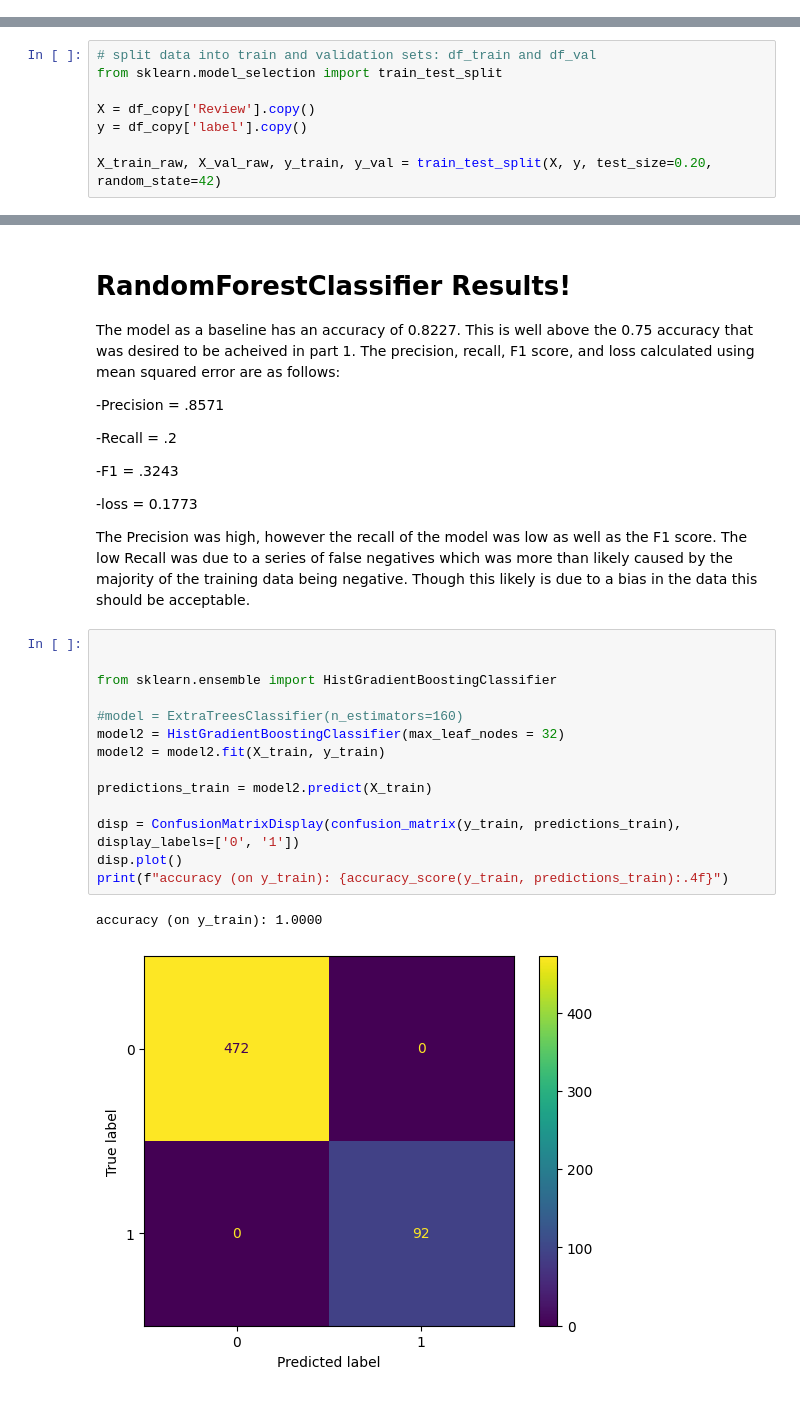
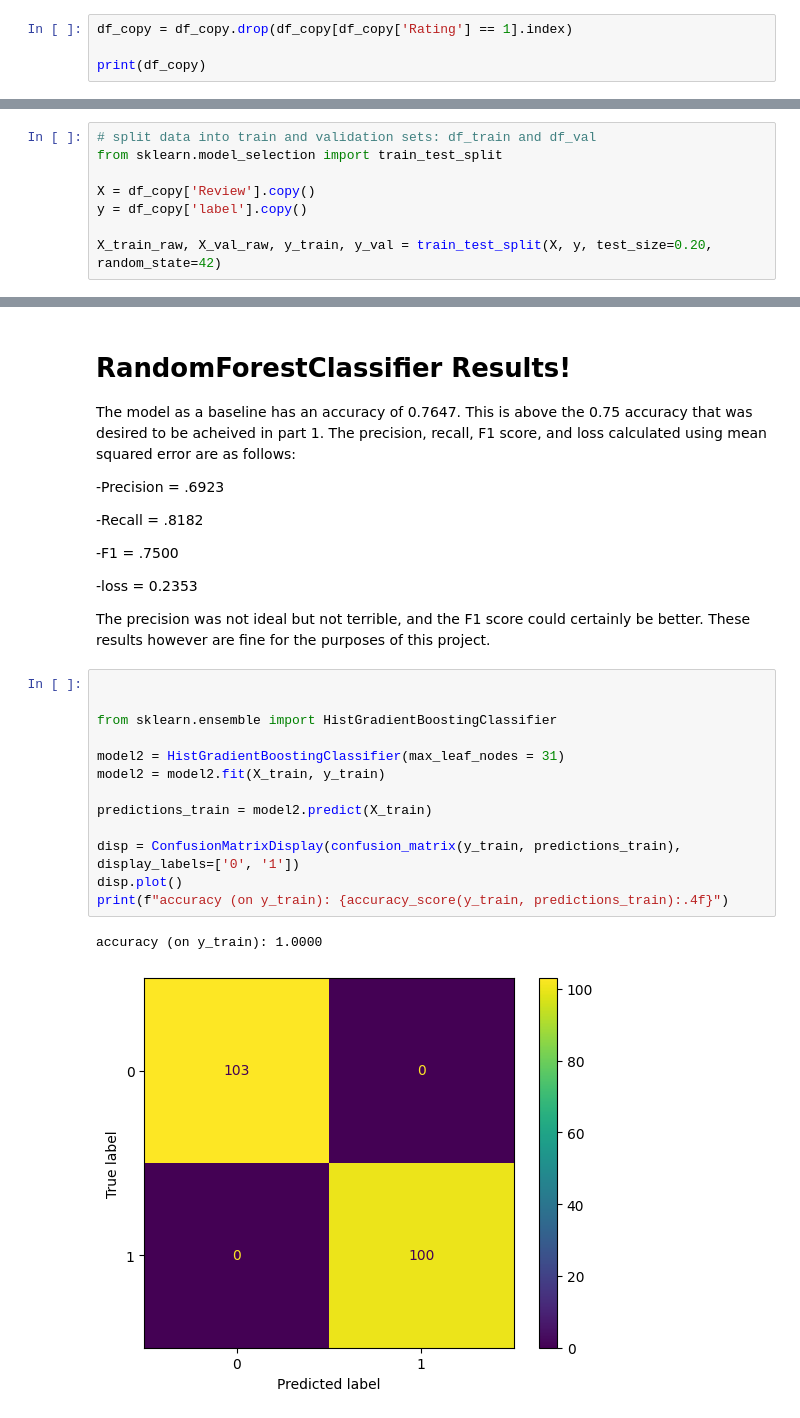
Before and after one commit to rjbeer/CS39AA-Project, a Jupyter notebook: ProjectPart2.ipynb, the cells around one changed output, grey strips where cells are left out. Cells and saved outputs as stored; diff of their text form.

Commit message:
removed rating of 1 and improved adjusted hyperparams

```diff
--- a/ProjectPart2.ipynb
+++ b/ProjectPart2.ipynb
@@ -106,0 +115,4 @@ df_copy.head()
+# %%
+df_copy = df_copy.drop(df_copy[df_copy['Rating'] == 1].index)
+
+print(df_copy)
@@ -176,34 +203,33 @@ mean squared error (on y_val): 0.1773
 # %% [markdown]
 # RandomForestClassifier Results!
 
-The model as a baseline has an accuracy of 0.8227. This is well above the 0.75 accuracy that was desired to be acheived in part 1. The precision, recall, F1 score, and loss calculated using mean squared error are as follows:
+The model as a baseline has an accuracy of 0.7647. This is above the 0.75 accuracy that was desired to be acheived in part 1. The precision, recall, F1 score, and loss calculated using mean squared error are as follows:
 
--Precision = .8571
+-Precision = .6923
 
--Recall = .2
+-Recall = .8182
 
--F1 = .3243
+-F1 = .7500
 
--loss = 0.1773
+-loss = 0.2353
 
-The Precision was high, however the recall of the model was low as well as the F1 score. The low Recall was due to a series of false negatives which was more than likely caused by the majority of the training data being negative. Though this likely is due to a bias in the data this should be acceptable.
+The precision was not ideal but not terrible, and the F1 score could certainly be better. These results however are fine for the purposes of this project.
 # %%
 
 
 from sklearn.ensemble import HistGradientBoostingClassifier
 
-#model = ExtraTreesClassifier(n_estimators=160)
-model2 = HistGradientBoostingClassifier(max_leaf_nodes = 32)
+model2 = HistGradientBoostingClassifier(max_leaf_nodes = 31)
 model2 = model2.fit(X_train, y_train)
 
 predictions_train = model2.predict(X_train)
 
 disp = ConfusionMatrixDisplay(confusion_matrix(y_train, predictions_train), display_labels=['0', '1'])
 disp.plot()
 print(f"accuracy (on y_train): {accuracy_score(y_train, predictions_train):.4f}")
 # %% [output]
 accuracy (on y_train): 1.0000
-[figure, old version]
+[figure, new version]
 # %%
 predictions_val2 = model2.predict(X_val)
 disp = ConfusionMatrixDisplay(confusion_matrix(y_val, predictions_val2), display_labels=['0', '1'])
```
Also changed, not shown: parts of 15 cells of this notebook.
